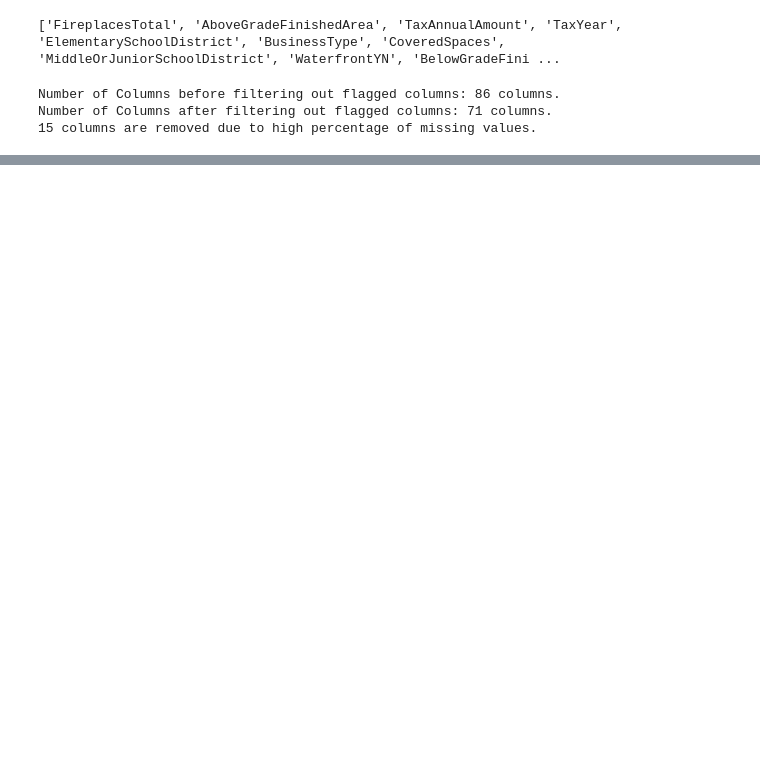
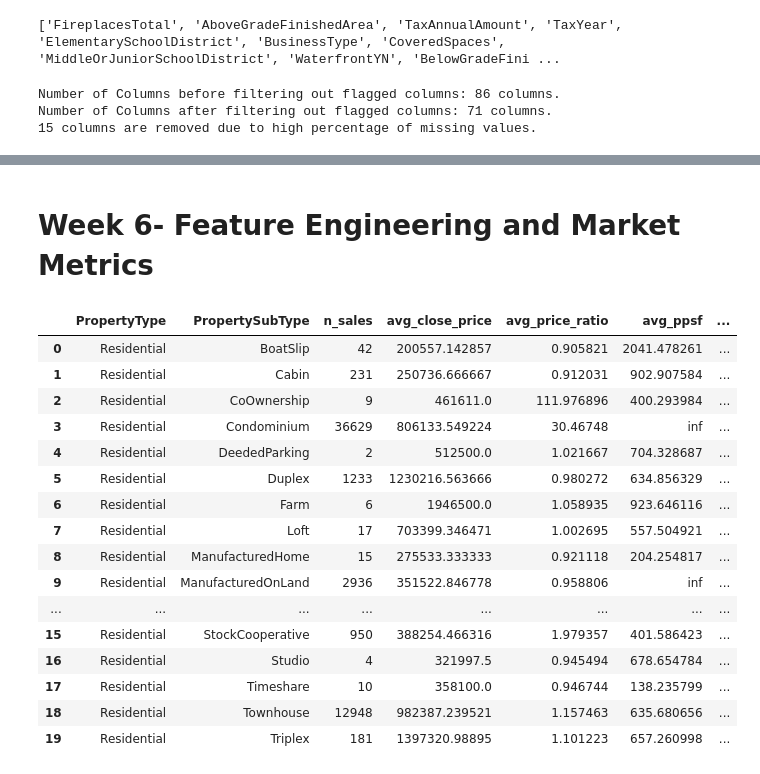
Before and after one commit to andrw0505/idxexchange, a Jupyter notebook: idx_deliverable.ipynb, the cells around one changed output, grey strips where cells are left out. Drawn from its saved outputs; the diff is of its cells as text; code cells hidden in the pictures; blank space fills up the shorter version.

```diff
--- a/idx_deliverable.ipynb
+++ b/idx_deliverable.ipynb
@@ -662,3 +656,54 @@ After checking for correct timeline and coordinates, 78119 rows are removed for
 # %%
 enriched_sold_v3.to_csv('enriched_sold_v3.csv',index=True,encoding='utf-8-sig')
 enriched_listing_v3.to_csv('enriched_listing_v3.csv',index=True,encoding='utf-8-sig')
+# %% [markdown]
+# Week 6- Feature Engineering and Market Metrics
+# %%
+# Price Ratio
+enriched_sold_v3['price_ratio']=enriched_sold_v3['ClosePrice']/enriched_sold_v3['OriginalListPrice']
+
+#Price per SqFt
+enriched_sold_v3['ppsf']=enriched_sold_v3['ClosePrice']/enriched_sold_v3['LivingArea']
+
+#Time Series
+enriched_sold_v3['yrmo'] = (
+    enriched_sold_v3['CloseDate'].dt.year * 100
+    + enriched_sold_v3['CloseDate'].dt.month
+)
+
+#Listing duration
+enriched_sold_v3['listing_duration']=enriched_sold_v3['PurchaseContractDate']-enriched_sold_v3['ListingContractDate']
+
+#Close Duration
+enriched_sold_v3['close_duration']=enriched_sold_v3['CloseDate']-enriched_sold_v3['PurchaseContractDate']
+# %%
+# Descriptive stats table
+
+prop_type_df = enriched_sold_v3.groupby(['PropertyType','PropertySubType']).agg(
+        n_sales=("ClosePrice", "size"),
+        avg_close_price=("ClosePrice", "mean"),
+        avg_price_ratio=("price_ratio", "mean"),
+        avg_ppsf=("ppsf", "mean"),
+        avg_days_on_market=("DaysOnMarket", "mean"),
+        avg_listing_duration=("listing_duration","mean"),
+        avg_close_duration=("close_duration","mean")
+).dropna().reset_index().transpose().T
+prop_type_df
+# %% [output]
+|  | PropertyType | PropertySubType | n_sales | avg_close_price | avg_price_ratio | avg_ppsf | ... |
+| 0 | Residential | BoatSlip | 42 | 200557.142857 | 0.905821 | 2041.478261 | ... |
+| 1 | Residential | Cabin | 231 | 250736.666667 | 0.912031 | 902.907584 | ... |
+| 2 | Residential | CoOwnership | 9 | 461611.0 | 111.976896 | 400.293984 | ... |
+| 3 | Residential | Condominium | 36629 | 806133.549224 | 30.46748 | inf | ... |
+| 4 | Residential | DeededParking | 2 | 512500.0 | 1.021667 | 704.328687 | ... |
+| 5 | Residential | Duplex | 1233 | 1230216.563666 | 0.980272 | 634.856329 | ... |
+| 6 | Residential | Farm | 6 | 1946500.0 | 1.058935 | 923.646116 | ... |
+| 7 | Residential | Loft | 17 | 703399.346471 | 1.002695 | 557.504921 | ... |
+| 8 | Residential | ManufacturedHome | 15 | 275533.333333 | 0.921118 | 204.254817 | ... |
+| 9 | Residential | ManufacturedOnLand | 2936 | 351522.846778 | 0.958806 | inf | ... |
+| ... | ... | ... | ... | ... | ... | ... | ... |
+| 15 | Residential | StockCooperative | 950 | 388254.466316 | 1.979357 | 401.586423 | ... |
+| 16 | Residential | Studio | 4 | 321997.5 | 0.945494 | 678.654784 | ... |
+| 17 | Residential | Timeshare | 10 | 358100.0 | 0.946744 | 138.235799 | ... |
+| 18 | Residential | Townhouse | 12948 | 982387.239521 | 1.157463 | 635.680656 | ... |
+| 19 | Residential | Triplex | 181 | 1397320.98895 | 1.101223 | 657.260998 | ... |
```
Also changed, not shown: parts of 38 cells of this notebook.
